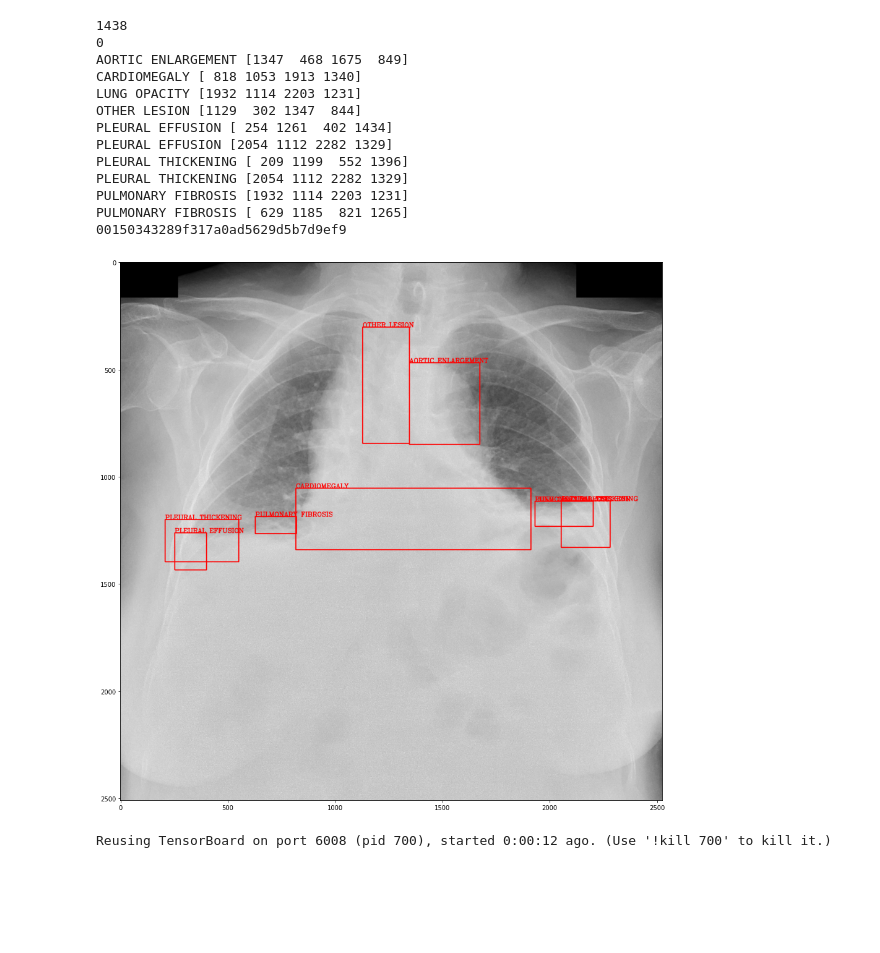
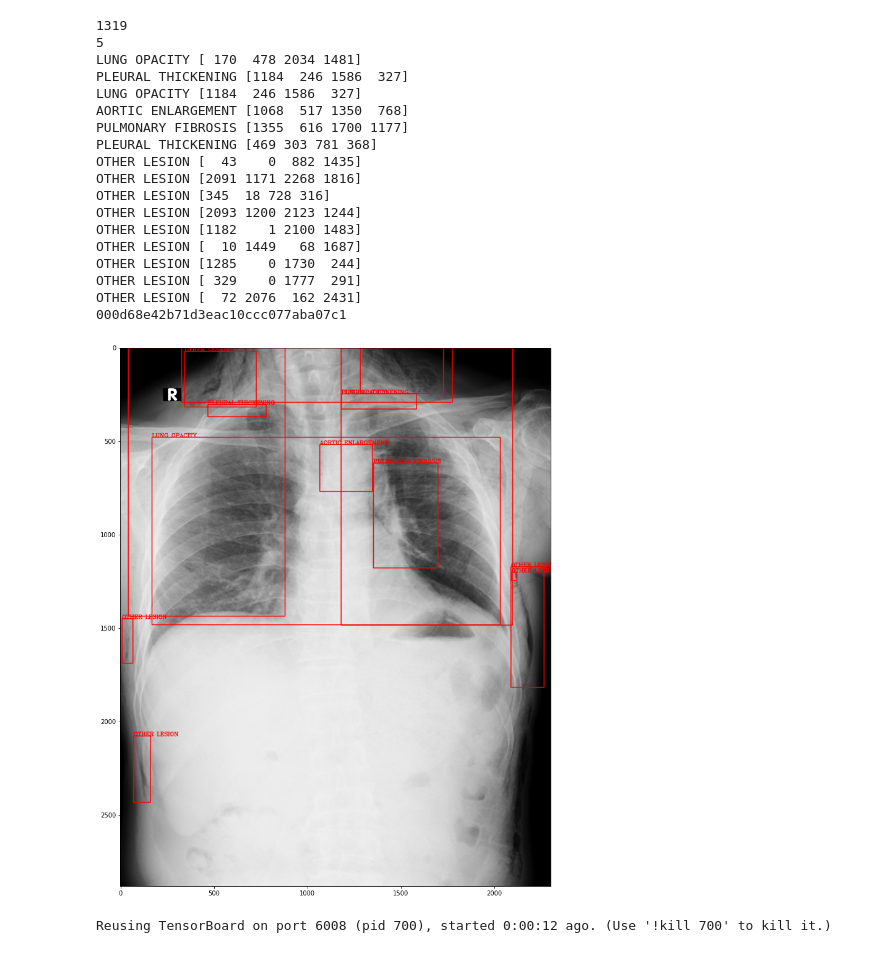
Before and after one commit to skull8888888/xray, a Jupyter notebook: convert.ipynb, the cells around one changed output. Drawn from its saved outputs; the diff is of its cells as text; code cells hidden in the pictures; blank space fills up the shorter version.

```diff
--- a/convert.ipynb
+++ b/convert.ipynb
@@ -430,14 +473,17 @@ generate_data_json(valid_df, 'fold_0_abnormal_valid_org_size.json')
 # %%
 bad = pd.read_csv('bad.csv')
 
-df = pd.read_csv('5_fold_dedub_abnormal_org_size.csv').groupby('image_id').agg(lambda x: list(x)).reset_index()
+
+df = pd.read_csv('dedub_wbf_no_lesion.csv').groupby('image_id').agg(lambda x: list(x)).reset_index()
 df = df.set_index('image_id')
 
 print(len(bad.groupby('image_id')))
 print(len(bad[bad.type == 'large']))
-idx = 3
+idx = 2
 
 image_id = bad.loc[idx - 1]['image_id']
+# image_id = '0005e8e3701dfb1dd93d53e2ff537b6e'
+
 records = df.loc[image_id]
 
 img_path = 'vinbigdata/images/train/' + image_id + '.jpg'
@@ -455,17 +501,22 @@ WARNING:matplotlib.image:Clipping input data to the valid range for imshow with
-1438
-0
-AORTIC ENLARGEMENT [1347  468 1675  849]
-CARDIOMEGALY [ 818 1053 1913 1340]
-LUNG OPACITY [1932 1114 2203 1231]
-OTHER LESION [1129  302 1347  844]
-PLEURAL EFFUSION [ 254 1261  402 1434]
-PLEURAL EFFUSION [2054 1112 2282 1329]
-PLEURAL THICKENING [ 209 1199  552 1396]
-PLEURAL THICKENING [2054 1112 2282 1329]
-PULMONARY FIBROSIS [1932 1114 2203 1231]
-PULMONARY FIBROSIS [ 629 1185  821 1265]
-00150343289f317a0ad5629d5b7d9ef9
+1319
+5
+LUNG OPACITY [ 170  478 2034 1481]
+PLEURAL THICKENING [1184  246 1586  327]
+LUNG OPACITY [1184  246 1586  327]
+AORTIC ENLARGEMENT [1068  517 1350  768]
+PULMONARY FIBROSIS [1355  616 1700 1177]
+PLEURAL THICKENING [469 303 781 368]
+OTHER LESION [  43    0  882 1435]
+OTHER LESION [2091 1171 2268 1816]
+OTHER LESION [345  18 728 316]
+OTHER LESION [2093 1200 2123 1244]
+OTHER LESION [1182    1 2100 1483]
+OTHER LESION [  10 1449   68 1687]
+OTHER LESION [1285    0 1730  244]
+OTHER LESION [ 329    0 1777  291]
+OTHER LESION [  72 2076  162 2431]
+000d68e42b71d3eac10ccc077aba07c1
-[figure, old version]
+[figure, new version]
 # %%
 test_df = pd.read_csv('test.csv')
 categories = [
```
Also changed, not shown: parts of 10 cells of this notebook, 11 other files.
